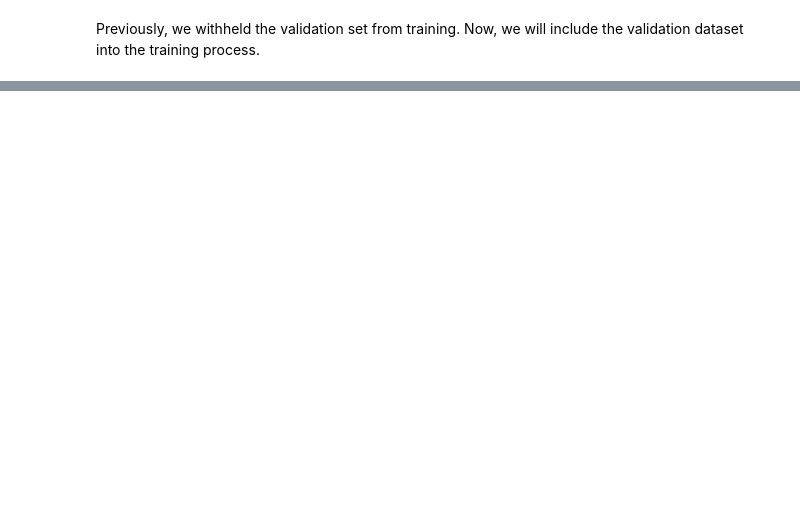
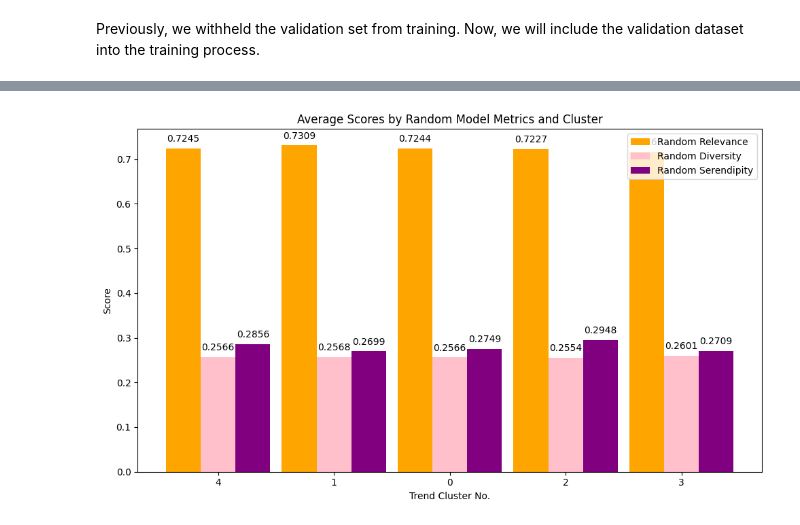
Before and after one commit to aldensiol/FashoReco, a Jupyter notebook: model-development.ipynb, the cells around one changed output, grey strips where cells are left out. Drawn from its saved outputs; the diff is of its cells as text; code cells hidden in the pictures; blank space fills up the shorter version.

```diff
--- a/model-development.ipynb
+++ b/model-development.ipynb
@@ -991,0 +1025,49 @@ print('Random Filtering Serendipity', average_serendipity_random_test)
+# %%
+import numpy as np
+import matplotlib.pyplot as plt
+
+# Calculate average random relevance, diversity, and serendipity
+avg_random_relevance = {cluster: np.mean(scores) for cluster, scores in random_relevance.items()}
+avg_random_diversity = {cluster: np.mean(scores) for cluster, scores in random_diversity.items()}
+avg_random_serendipity = {cluster: np.mean(scores) for cluster, scores in random_serendipity.items()}
+
+# Create lists of threshold values and average scores for each metric
+thresholds_list = list(avg_random_relevance.keys())
+avg_random_relevance_list = list(avg_random_relevance.values())
+avg_random_diversity_list = list(avg_random_diversity.values())
+avg_random_serendipity_list = list(avg_random_serendipity.values())
+
+# Plotting
+bar_width = 0.3  # Width of each bar
+index = np.arange(len(thresholds_list))  # X-axis index for bars
+
+plt.figure(figsize=(10, 6))
+
+# Plot Random Relevance
+plt.bar(index - bar_width, avg_random_relevance_list, bar_width, label='Random Relevance', color='orange')
+
+# Plot Random Diversity
+plt.bar(index, avg_random_diversity_list, bar_width, label='Random Diversity', color='pink')
+
+# Plot Random Serendipity
+plt.bar(index + bar_width, avg_random_serendipity_list, bar_width, label='Random Serendipity', color='purple')
+
+# Add label values
+for i, v in enumerate(avg_random_relevance_list):
+    plt.text(i - bar_width, v + 0.01, str(round(v, 4)), ha='center', va='bottom')
+
+for i, v in enumerate(avg_random_diversity_list):
+    plt.text(i, v + 0.01, str(round(v, 4)), ha='center', va='bottom')
+
+for i, v in enumerate(avg_random_serendipity_list):
+    plt.text(i + bar_width, v + 0.01, str(round(v, 4)), ha='center', va='bottom')
+
+plt.xlabel('Trend Cluster No.')
+plt.ylabel('Score')
+plt.title('Average Scores by Random Model Metrics and Cluster')
+plt.xticks(index, thresholds_list)  # Set x-axis labels
+plt.legend()
+plt.tight_layout()  # Adjust layout to prevent clipping of labels
+plt.show()
+# %% [output]
+[figure, added]
```
Also changed, not shown: parts of 62 cells of this notebook, 1 other file.
